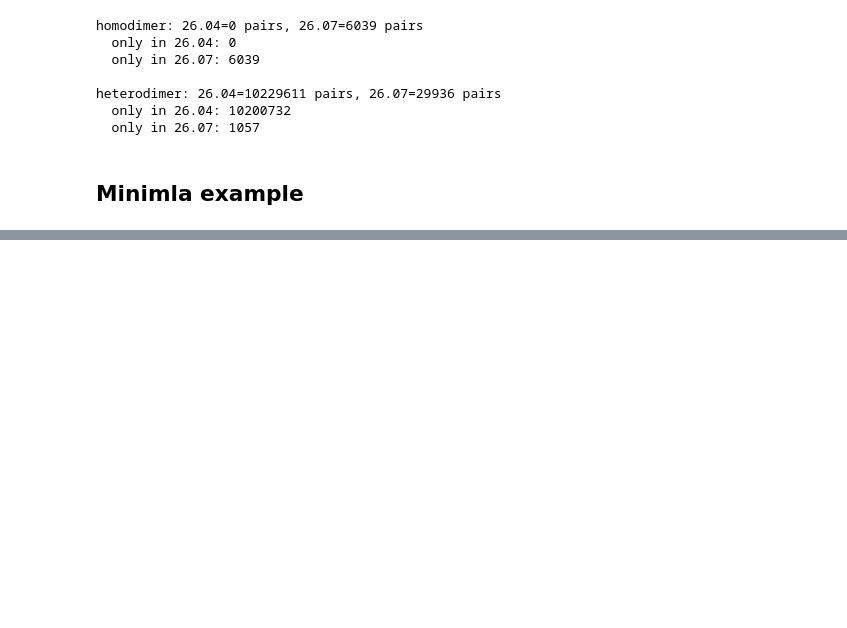
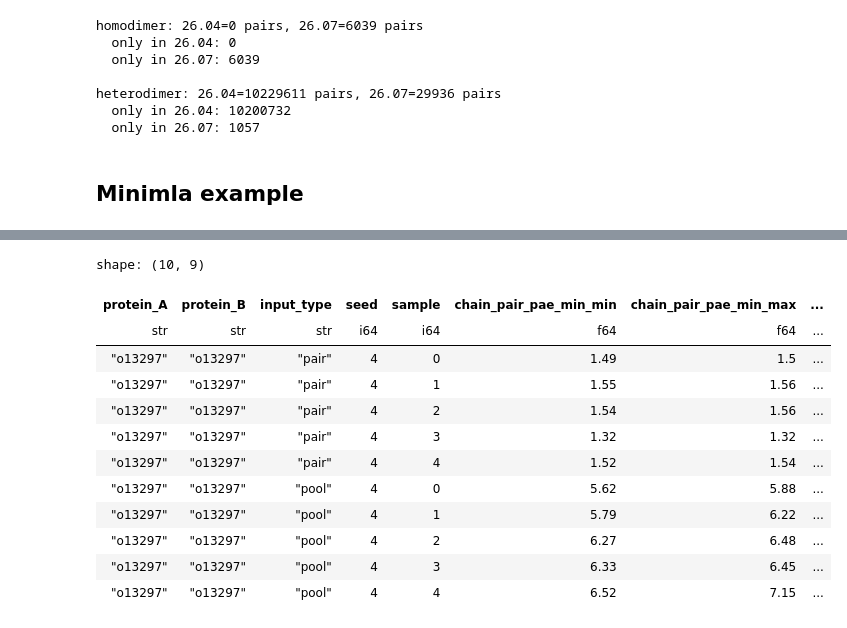
Before and after one commit to Kim-Dammer/master_thesis, a Jupyter notebook: notebooks/08_homomultimers.ipynb, the cells around one changed output, grey strips where cells are left out. Saved outputs shown, nothing was run; the diff lists cells and outputs as text; code cells hidden in the pictures; blank space fills up the shorter version.

```diff
--- a/notebooks/08_homomultimers.ipynb
+++ b/notebooks/08_homomultimers.ipynb
@@ -169,0 +298,18 @@ coverage_df.write_csv("/cluster/project/beltrao/kdammer/master_thesis/scripts/ho
+# %%
+o13297_homodimer = pae_mapping.filter(pl.col("protein_A") == "o13297").filter(pl.col("protein_B") == "o13297")
+# %%
+o13297_homodimer
+# %% [output]
+shape: (10, 9)
+| protein_A | protein_B | input_type | seed | sample | chain_pair_pae_min_min | chain_pair_pae_min_max | ... |
+| str | str | str | i64 | i64 | f64 | f64 | ... |
+| "o13297" | "o13297" | "pair" | 4 | 0 | 1.49 | 1.5 | ... |
+| "o13297" | "o13297" | "pair" | 4 | 1 | 1.55 | 1.56 | ... |
+| "o13297" | "o13297" | "pair" | 4 | 2 | 1.54 | 1.56 | ... |
+| "o13297" | "o13297" | "pair" | 4 | 3 | 1.32 | 1.32 | ... |
+| "o13297" | "o13297" | "pair" | 4 | 4 | 1.52 | 1.54 | ... |
+| "o13297" | "o13297" | "pool" | 4 | 0 | 5.62 | 5.88 | ... |
+| "o13297" | "o13297" | "pool" | 4 | 1 | 5.79 | 6.22 | ... |
+| "o13297" | "o13297" | "pool" | 4 | 2 | 6.27 | 6.48 | ... |
+| "o13297" | "o13297" | "pool" | 4 | 3 | 6.33 | 6.45 | ... |
+| "o13297" | "o13297" | "pool" | 4 | 4 | 6.52 | 7.15 | ... |
```
Also changed, not shown: parts of 20 cells of this notebook, 16 other files.
